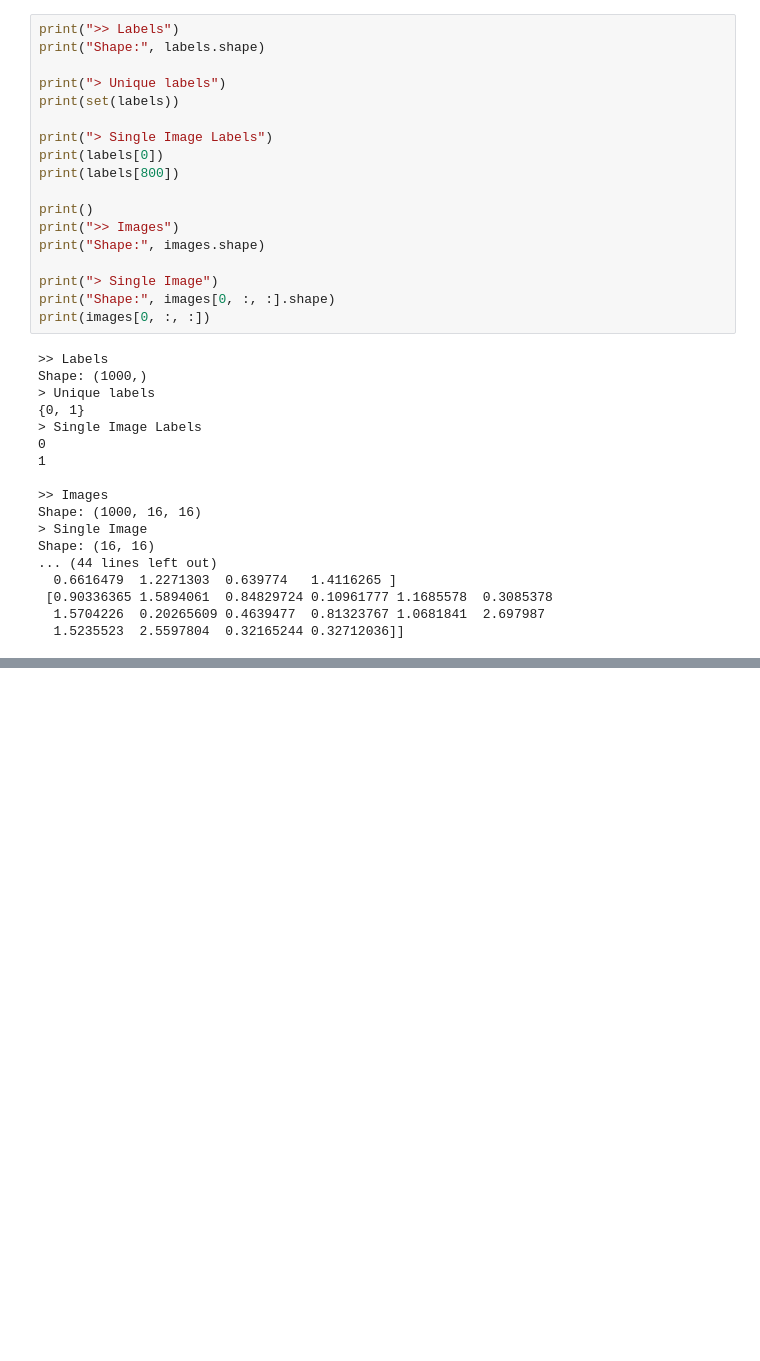
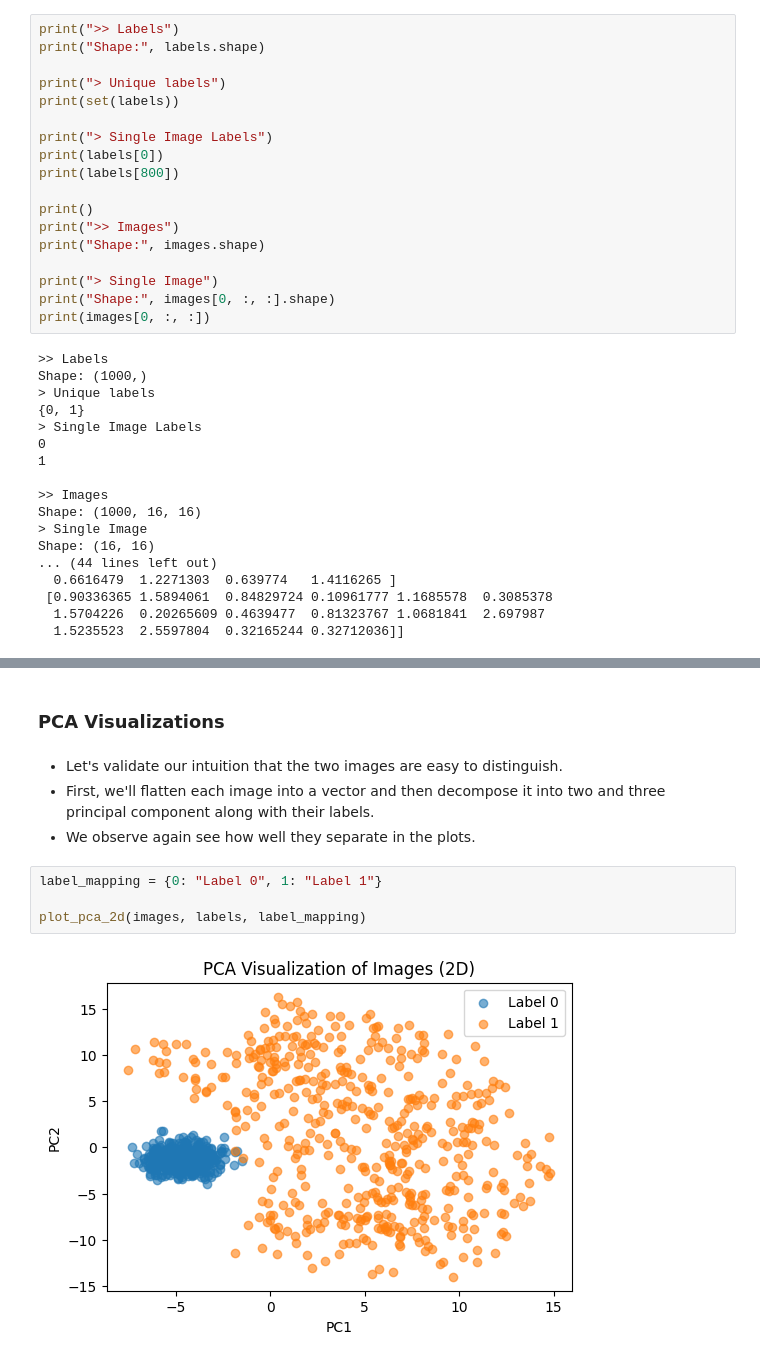
Before and after one commit to mach-12/cicada-gsoc-evaluation-task, a Jupyter notebook: solution.ipynb, the cells around one changed output, grey strips where cells are left out. Cells and saved outputs as stored; diff of their text form; blank space fills up the shorter version.

```diff
--- a/solution.ipynb
+++ b/solution.ipynb
@@ -68,0 +130,12 @@ Shape: (16, 16)
+# %% [markdown]
+### PCA Visualizations
+# %% [markdown]
+- Let's validate our intuition that the two images are easy to distinguish.
+- First, we'll flatten each image into a vector and then decompose it into two and three principal component along with their labels.
+- We observe again see how well they separate in the plots.
+# %%
+label_mapping = {0: "Label 0", 1: "Label 1"}
+
+plot_pca_2d(images, labels, label_mapping)
+# %% [output]
+[figure, added]
```
Also changed, not shown: parts of 16 cells of this notebook, 1 other file.
